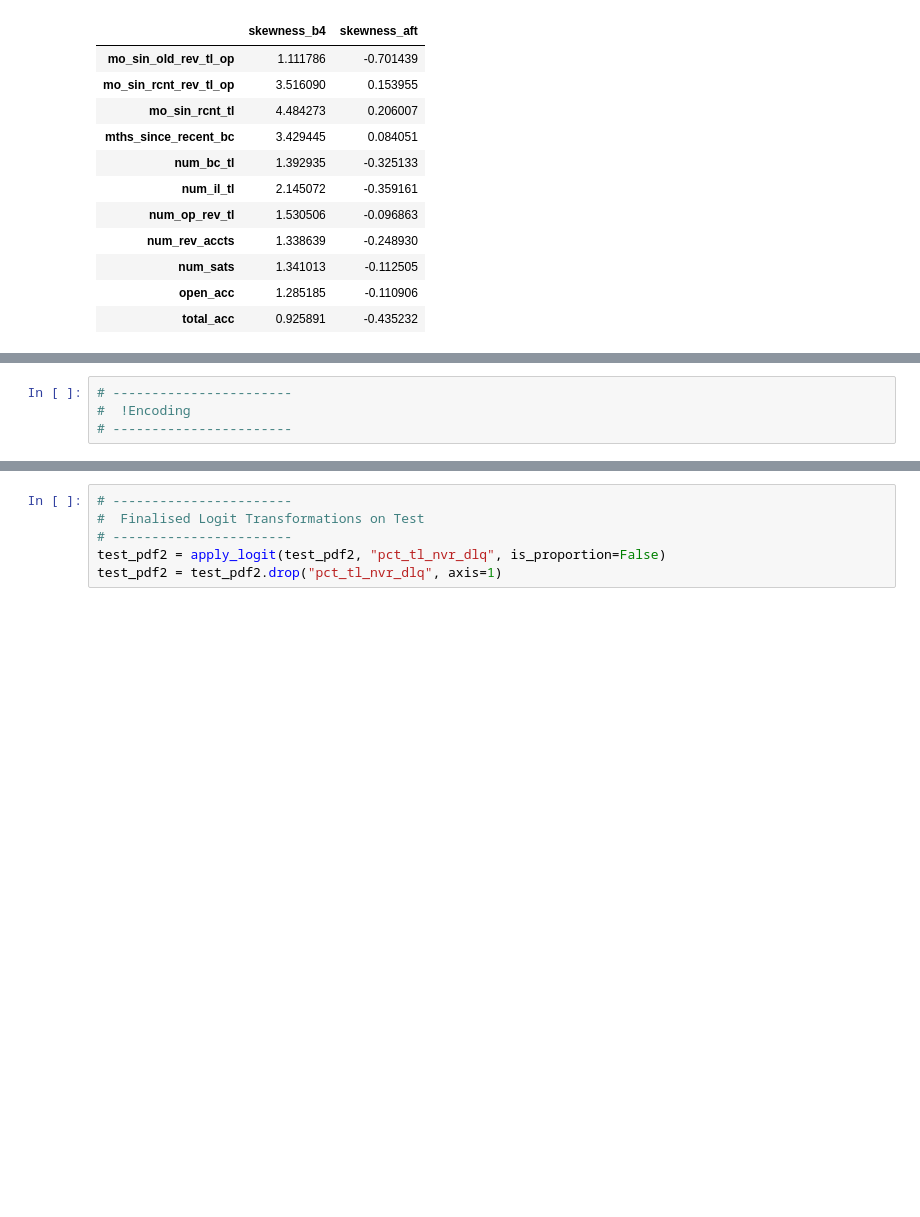
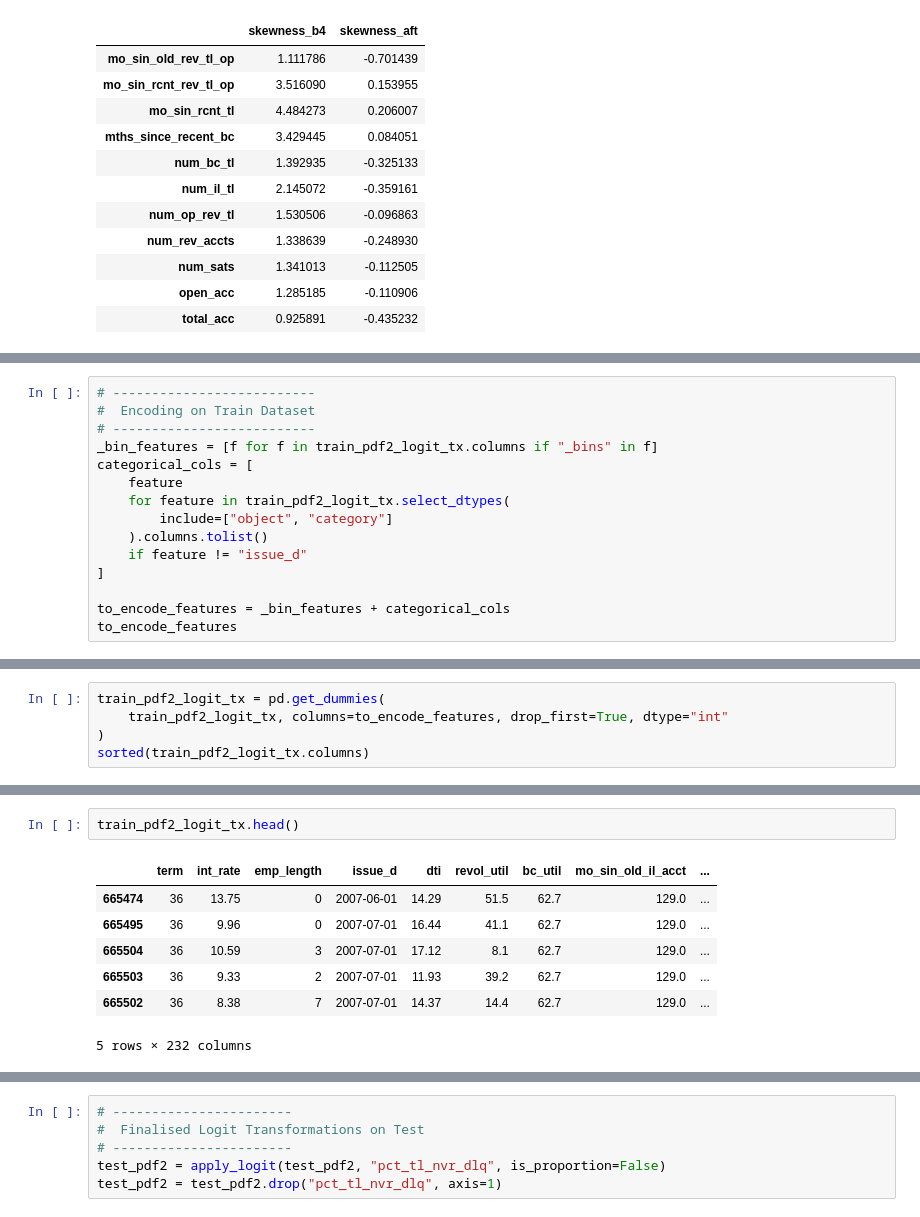
Before and after one commit to luuuneytunes12/Credit-Risk-Modeling-PySpark, a Jupyter notebook: notebooks/05_ead_modeling.ipynb, the cells around one changed output, grey strips where cells are left out. Drawn from its saved outputs; the diff is of its cells as text; blank space fills up the shorter version.

```diff
--- a/notebooks/05_ead_modeling.ipynb
+++ b/notebooks/05_ead_modeling.ipynb
@@ -1464,6 +1458,17 @@ display(HTML(html))
 | tot_coll_amt_bins | 0 |
 | log1p_total_acc | 0 |
 # %%
-# -----------------------
-#  !Encoding
-# -----------------------
+# --------------------------
+#  Encoding on Train Dataset
+# --------------------------
+_bin_features = [f for f in train_pdf2_logit_tx.columns if "_bins" in f]
+categorical_cols = [
+    feature
+    for feature in train_pdf2_logit_tx.select_dtypes(
+        include=["object", "category"]
+    ).columns.tolist()
+    if feature != "issue_d"
+]
+
+to_encode_features = _bin_features + categorical_cols
+to_encode_features
@@ -1469,0 +1493,5 @@ display(HTML(html))
+# %%
+train_pdf2_logit_tx = pd.get_dummies(
+    train_pdf2_logit_tx, columns=to_encode_features, drop_first=True, dtype="int"
+)
+sorted(train_pdf2_logit_tx.columns)
@@ -1469,0 +1516,10 @@ display(HTML(html))
+# %%
+train_pdf2_logit_tx.head()
+# %% [output]
+|  | term | int_rate | emp_length | issue_d | dti | revol_util | bc_util | mo_sin_old_il_acct | ... |
+| 665474 | 36 | 13.75 | 0 | 2007-06-01 | 14.29 | 51.5 | 62.7 | 129.0 | ... |
+| 665495 | 36 | 9.96 | 0 | 2007-07-01 | 16.44 | 41.1 | 62.7 | 129.0 | ... |
+| 665504 | 36 | 10.59 | 3 | 2007-07-01 | 17.12 | 8.1 | 62.7 | 129.0 | ... |
+| 665503 | 36 | 9.33 | 2 | 2007-07-01 | 11.93 | 39.2 | 62.7 | 129.0 | ... |
+| 665502 | 36 | 8.38 | 7 | 2007-07-01 | 14.37 | 14.4 | 62.7 | 129.0 | ... |
+5 rows × 232 columns
```
Also changed, not shown: parts of 31 cells of this notebook.
